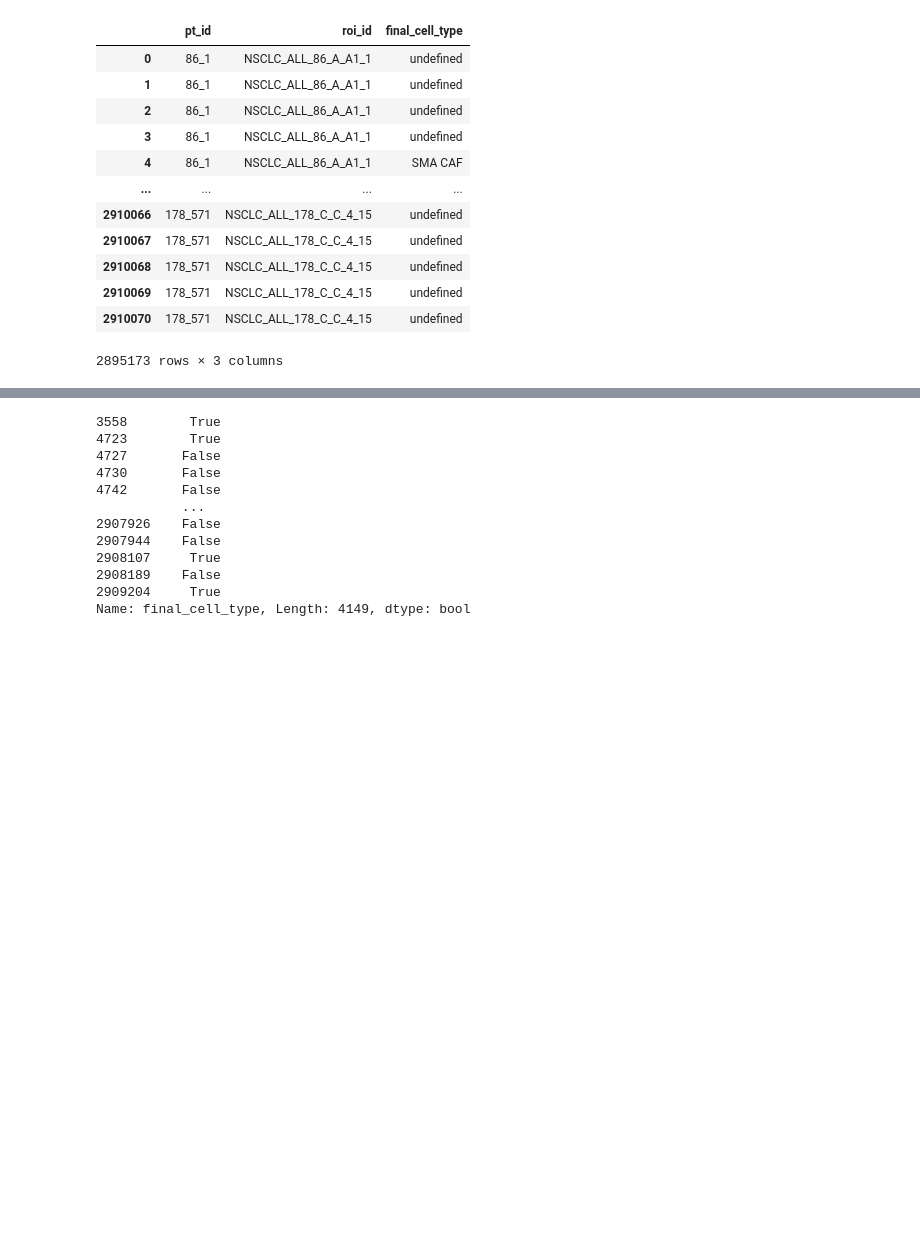
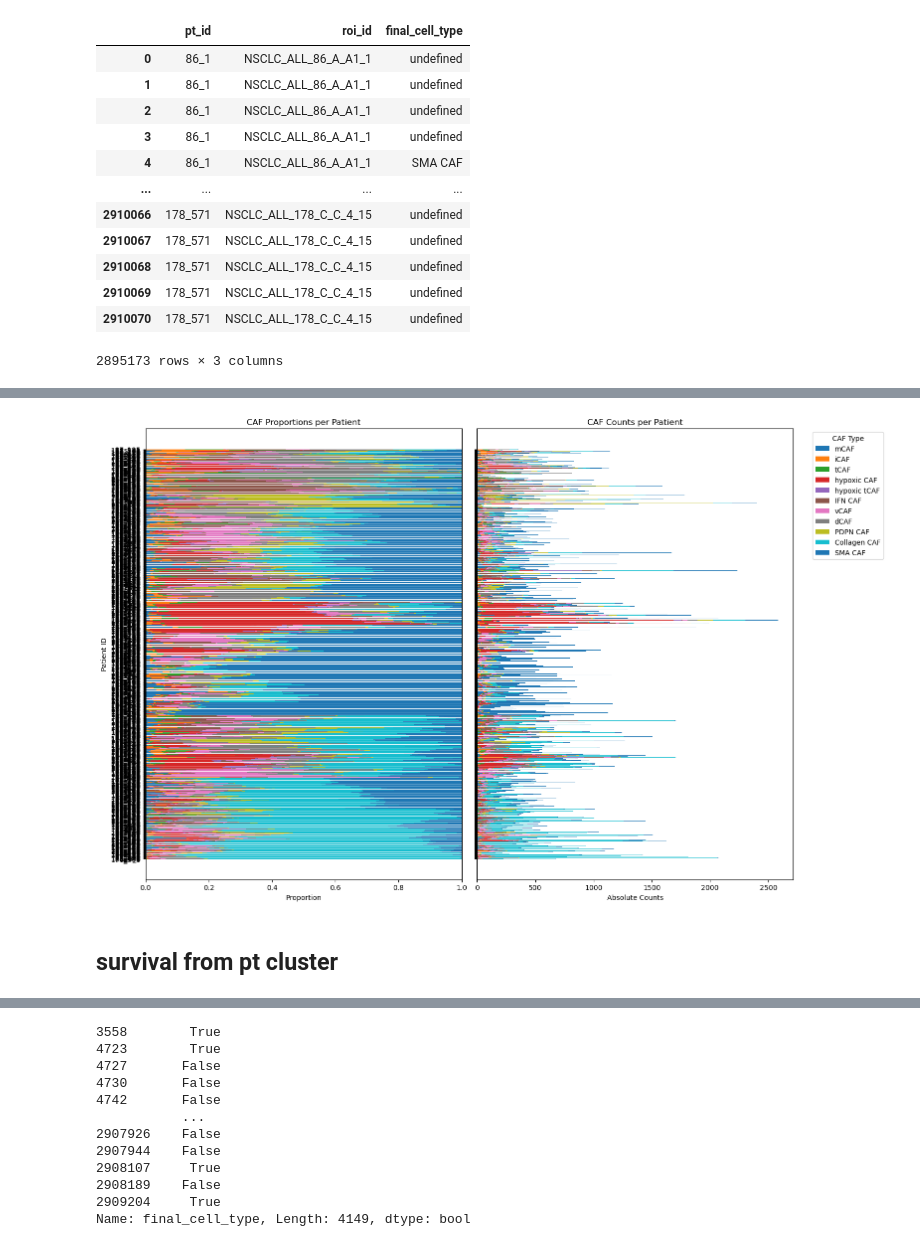
Before and after one commit to QBRC/multiTAP, a Jupyter notebook: notebooks/cell_phenotyping.ipynb, the cells around one changed output, grey strips where cells are left out. Drawn from its saved outputs; the diff is of its cells as text; code cells hidden in the pictures; blank space fills up the shorter version.

```diff
--- a/notebooks/cell_phenotyping.ipynb
+++ b/notebooks/cell_phenotyping.ipynb
@@ -484,0 +517,18 @@ Name: final_cell_type, dtype: int64
+# %%
+
+# --- Reorder patients by clustering ---
+dendro = dendrogram(Z, labels=pt_caf_props.index, no_plot=True)
+ordered_idx = dendro["ivl"]
+
+print(ordered_idx)
+
+# reorder everything
+pt_caf_props_ordered = pt_caf_props.loc[ordered_idx]
+pt_caf_counts_oredered = pt_caf_counts.loc[ordered_idx]
+pt_cluster_ordered = pd.Series(clusters, index=pt_caf_props.index).loc[ordered_idx]
+
+# map clusters to colors
+cluster_palette = {1:"red", 2:"blue", 3:"green", 4:"purple"}
+cluster_colors = pd.Series(clusters, index=pt_caf_props.index).map(cluster_palette)
+cluster_colors = cluster_colors.loc[ordered_idx]
+cluster_colors
@@ -484,0 +627,57 @@ Name: final_cell_type, dtype: int64
+# %%
+%matplotlib inline
+caf_palette = sns.color_palette("tab10", n_colors=len(caf_cols_plotting))
+
+# ----------------
+# plotting
+# ----------------
+# fig, axes = plt.subplots(1, 3, figsize=(18, 12),
+#                          gridspec_kw={"width_ratios":[0.5, 6, 6]},
+#                          sharey=True)
+fig, axes = plt.subplots(1, 2, figsize=(16, 10), sharey=True)
+
+
+
+# # dendrogram on the left
+# ddata = dendrogram(
+#     Z,
+#     labels=pt_caf_props.index,
+#     orientation="left",
+#     color_threshold=Z[-(4-1), 2],  # ensures 4 cluster colors
+#     ax=axes[0]
+# )
+
+# axes[0].set_yticks([])   # remove duplicated labels
+# axes[0].set_xticks([])
+# axes[0].set_title("Dendrogram")
+
+# proportions stacked bar
+bottom = pd.Series([0]*len(pt_caf_props_ordered), index=pt_caf_props_ordered.index)
+for col, color in zip(caf_cols_plotting, caf_palette):
+    axes[0].barh(pt_caf_props_ordered.index, pt_caf_props_ordered[col],
+                 left=bottom, color=color, label=col)
+    bottom += pt_caf_props_ordered[col]
+
+axes[0].set_title("CAF Proportions per Patient")
+axes[0].set_xlabel("Proportion")
+axes[0].set_ylabel("Patient ID")
+
+# # absolute counts stacked bar
+bottom = pd.Series([0]*len(pt_caf_counts_oredered), index=pt_caf_counts_oredered.index)
+for col, color in zip(caf_cols_plotting, caf_palette):
+    axes[1].barh(pt_caf_counts_oredered.index, pt_caf_counts_oredered[col],
+                 left=bottom, color=color, label=col)
+    bottom += pt_caf_counts_oredered[col]
+
+axes[1].set_title("CAF Counts per Patient")
+axes[1].set_xlabel("Absolute Counts")
+axes[1].set_ylabel("")
+
+# add legend
+axes[1].legend(title="CAF Type", bbox_to_anchor=(1.05, 1), loc='upper left')
+
+
+plt.tight_layout()
+plt.show()
+# %% [output]
+[figure, added]
@@ -484,0 +779,2 @@ Name: final_cell_type, dtype: int64
+# %% [markdown]
+## survival from pt cluster
```
Also changed, not shown: parts of 25 cells of this notebook.
